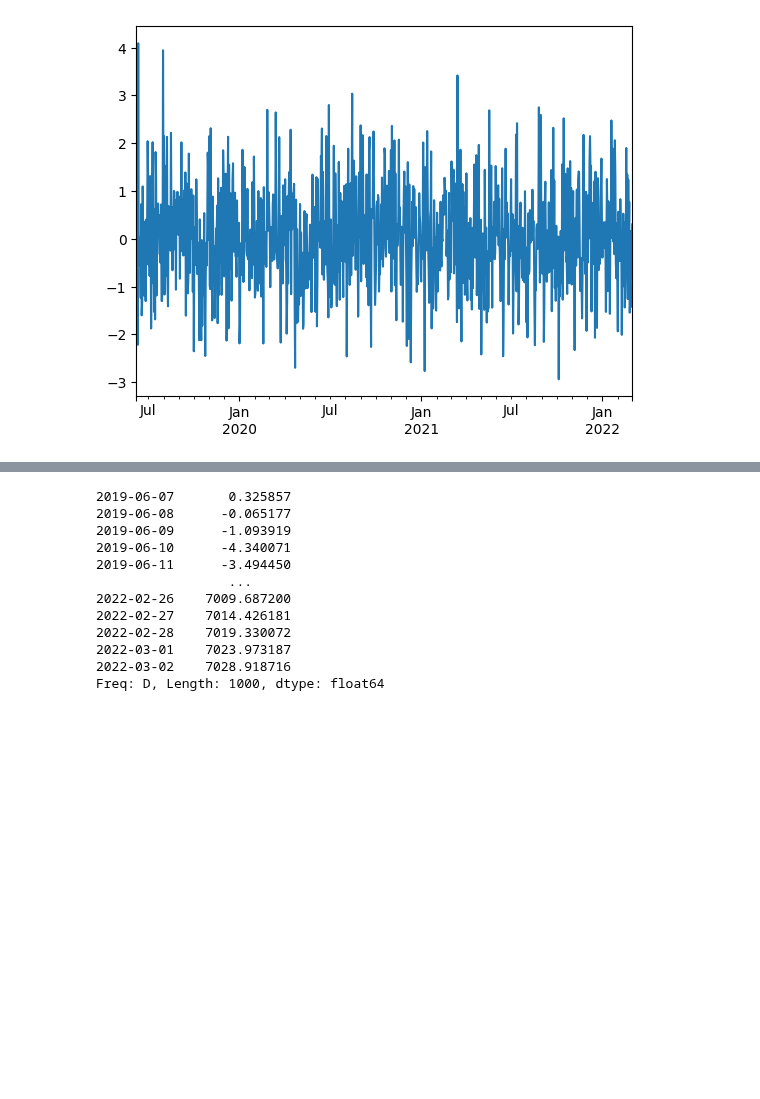
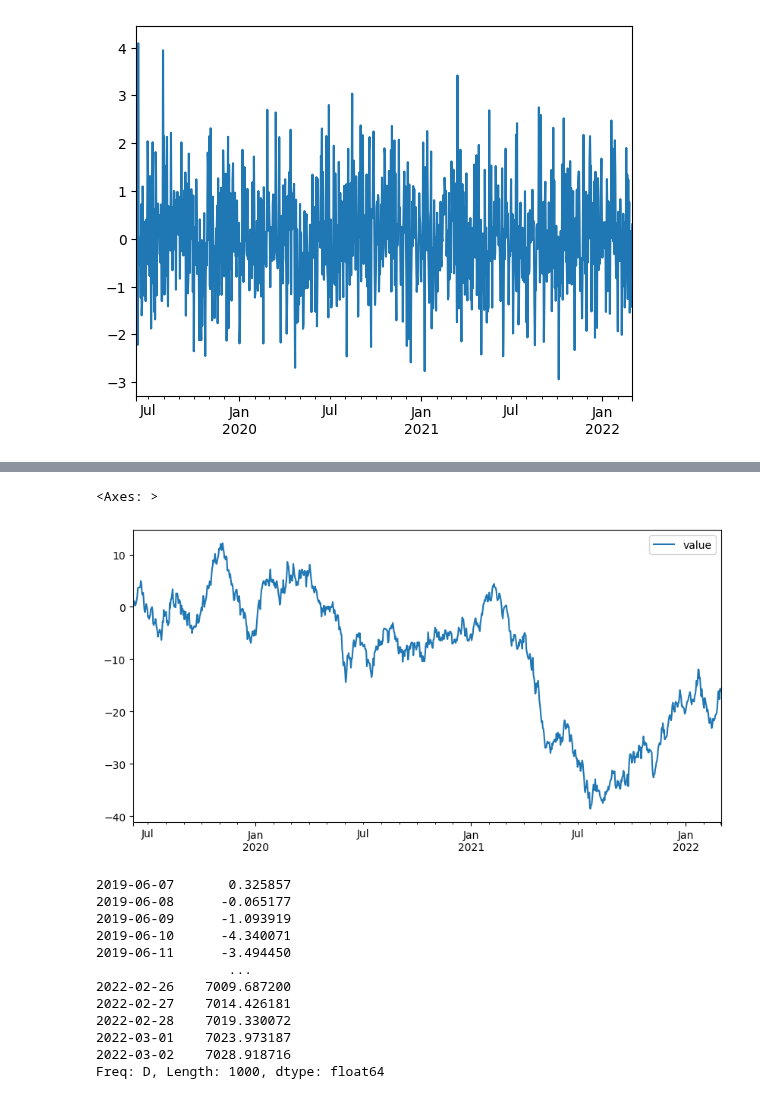
Before and after one commit to siddartha-10/Data-Science, a Jupyter notebook: Data_visualization/Data Visualization with pandas.ipynb, the cells around one changed output, grey strips where cells are left out. Drawn from its saved outputs; the diff is of its cells as text; code cells hidden in the pictures; blank space fills up the shorter version.

```diff
--- a/Data_visualization/Data Visualization with pandas.ipynb
+++ b/Data_visualization/Data Visualization with pandas.ipynb
@@ -46,3 +46,6 @@ ts.plot()
 # %% [output]
 <Axes: >
 [figure]
+# %%
+df = df.cumsum()
+df
@@ -49,3 +66,8 @@ ts.plot()
+# %%
+df.plot(figsize = (10,5))
+# %% [output]
+<Axes: >
+[figure, added]
 # %%
 ts = ts.cumsum()
 ts
```
Also changed, not shown: parts of 3 cells of this notebook.
